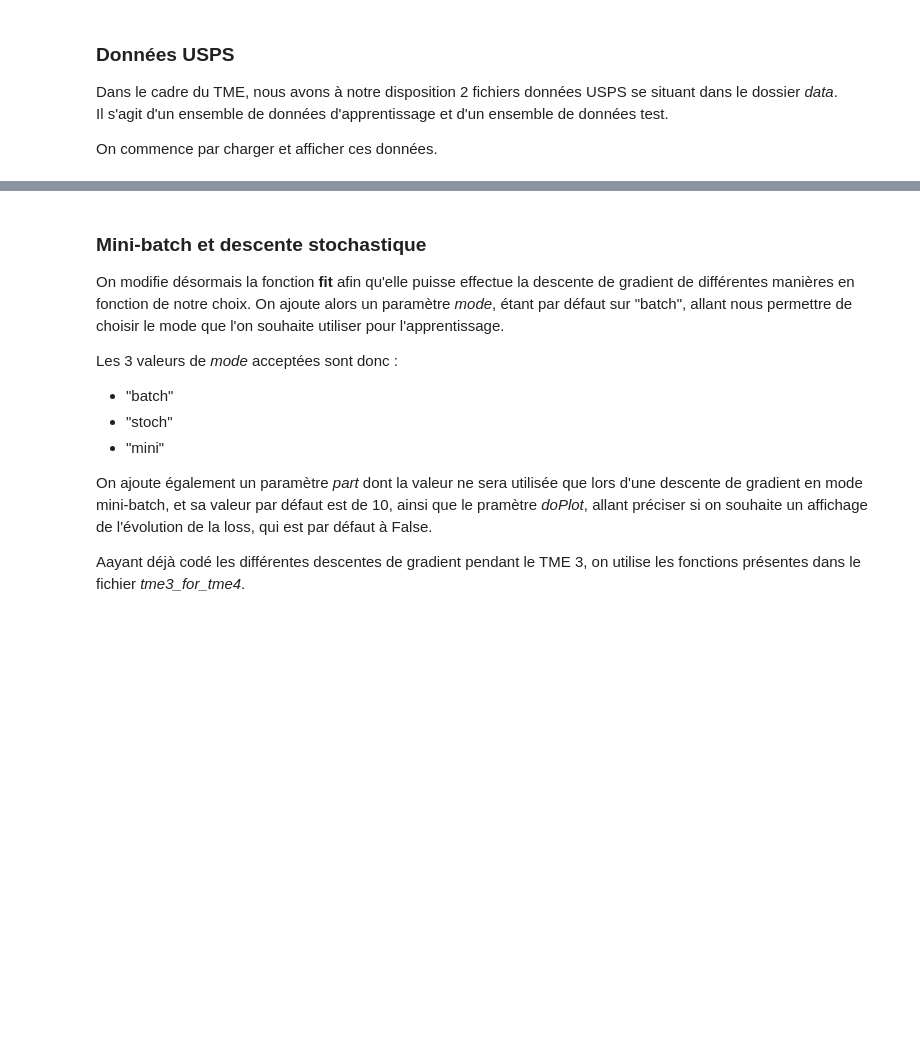
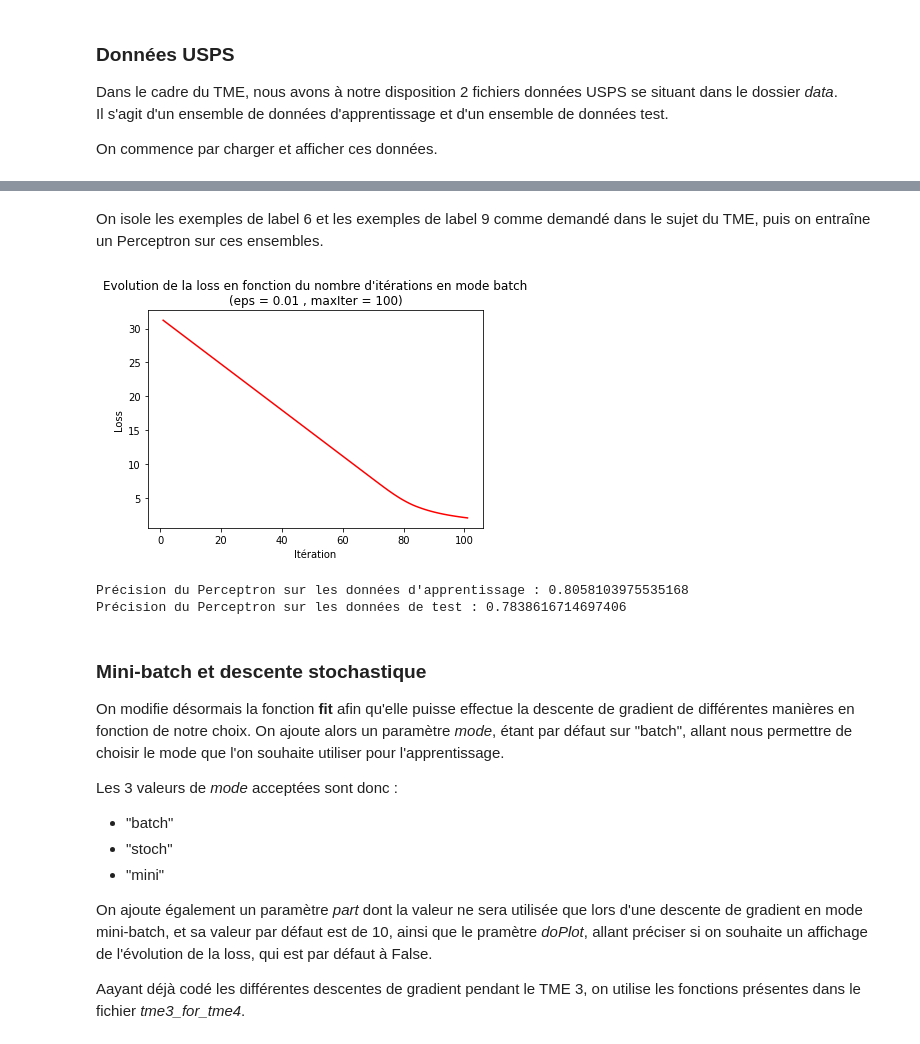
Before and after one commit to almehdiKrisni/UE_ML, a Jupyter notebook: TME4/Rapport_TME4_KRISNI_ARICHANDRA.ipynb, the cells around one changed output, grey strips where cells are left out. Drawn from its saved outputs; the diff is of its cells as text; code cells hidden in the pictures; blank space fills up the shorter version.

```diff
--- a/TME4/Rapport_TME4_KRISNI_ARICHANDRA.ipynb
+++ b/TME4/Rapport_TME4_KRISNI_ARICHANDRA.ipynb
@@ -60,3 +60,28 @@ Classe de la donnée affichée dans l'ordre des images - 4
+# %% [markdown]
+On isole les exemples de label 6 et les exemples de label 9 comme demandé dans le sujet du TME, puis on entraîne un Perceptron sur ces ensembles.
+# %%
+# Isolation des 6 (négatif) et des 9 (positif) avec get_usps
+Xapp, Yapp = get_usps([6,9], dataxapp, datayapp)
+Xtest, Ytest = get_usps([6,9], dataxtest, dataytest)
+
+# On transforme les labels 6 en -1 et les labels 9 en +1
+Yapp = np.where(Yapp == 6, -1, Yapp)
+Yapp = np.where(Yapp == 9, 1, Yapp)
+
+Ytest = np.where(Ytest == 6, -1, Ytest)
+Ytest = np.where(Ytest == 9, 1, Ytest)
+# %%
+# Création du Perceptron et apprentissage
+p69 = Lineaire(loss=perceptron_loss, loss_g=perceptron_grad)
+p69.fit(Xapp, Yapp)
+
+# Affichage des précisions sur les ensembles d'apprentissage et de test
+print("Précision du Perceptron sur les données d'apprentissage :", p69.score(Xapp, Yapp))
+print("Précision du Perceptron sur les données de test :", p69.score(Xtest, Ytest))
+# %% [output]
+[figure, added]
+Précision du Perceptron sur les données d'apprentissage : 0.8058103975535168
+Précision du Perceptron sur les données de test : 0.7838616714697406
 # %% [markdown]
 ### **Mini-batch et descente stochastique**
 
```
Also changed, not shown: parts of 1 cell of this notebook, 5 other files.
